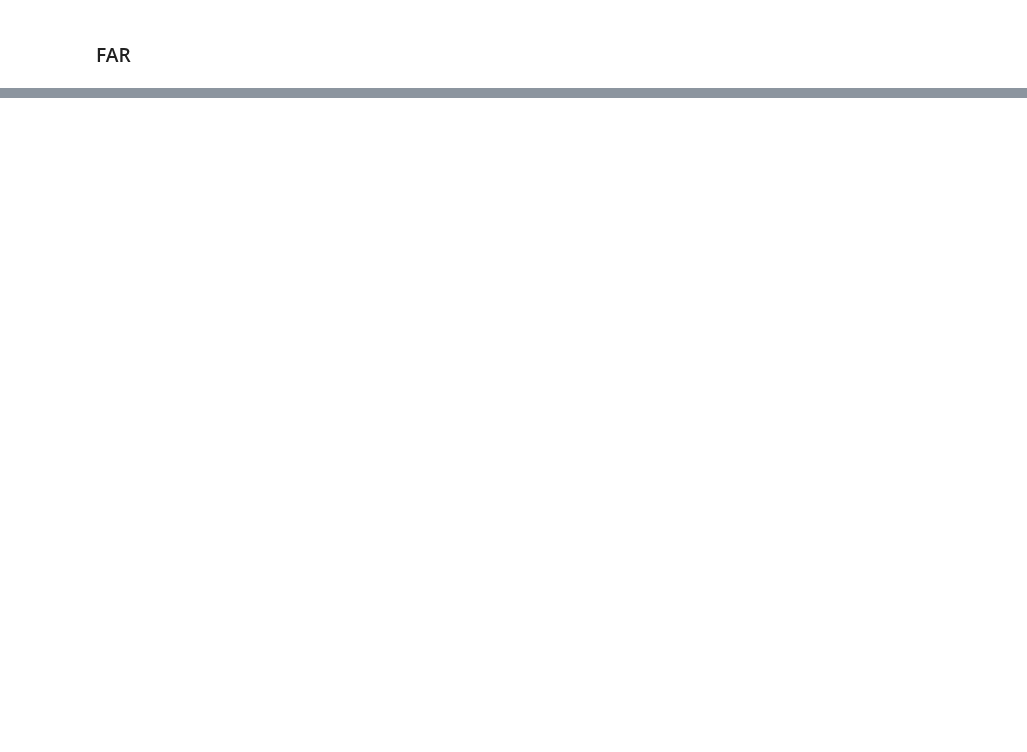
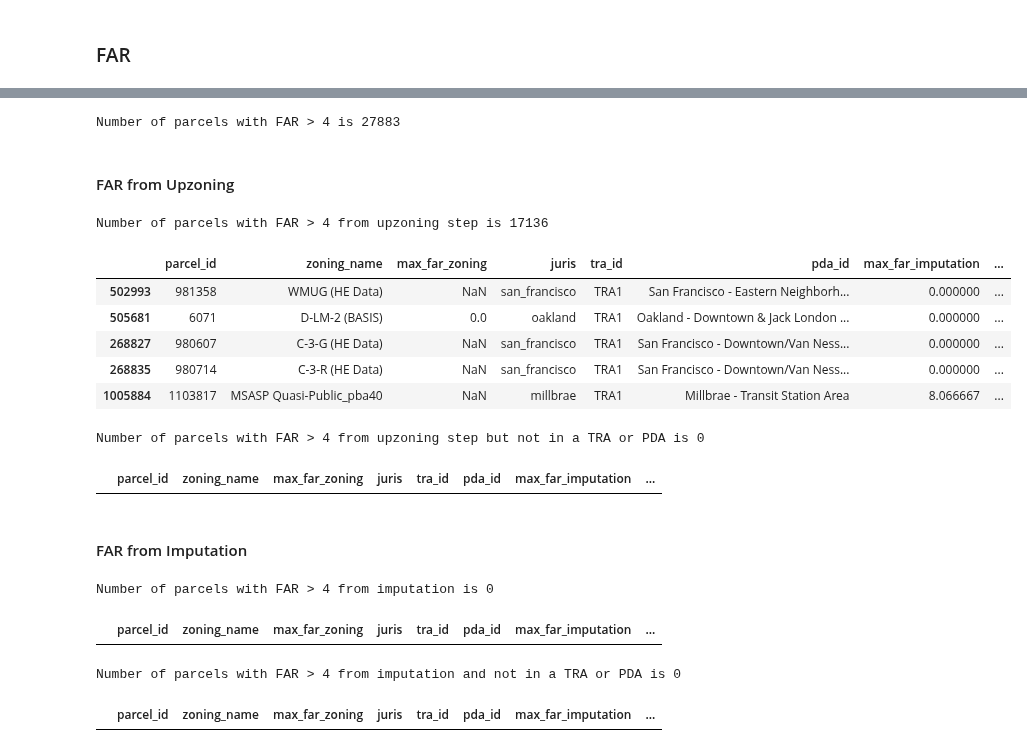
Before and after one commit to BayAreaMetro/bayarea_urbansim, a Jupyter notebook: scripts/zoning_qaqc_pba50plus_dbp.ipynb, the cells around one changed output, grey strips where cells are left out. Drawn from its saved outputs; the diff is of its cells as text; code cells hidden in the pictures; blank space fills up the shorter version.

```diff
--- a/scripts/zoning_qaqc_pba50plus_dbp.ipynb
+++ b/scripts/zoning_qaqc_pba50plus_dbp.ipynb
@@ -162,0 +170,44 @@ Number of parcels with DUA > 40 from zoning input and not in a TRA, PDA, or Big
+# %%
+print("Number of parcels with FAR > 4 is {}".format(len(pz.loc[pz.max_far > 4])))
+far = pz.loc[pz.max_far > 4][['parcel_id', 'zoning_name', 'max_far_zoning', 'juris', 'tra_id', 'pda_id',
+                              'max_far_imputation', 'max_far_imputation_upzoning', 'max_dua_builtfar_taz', 'max_far', 'built_far']].\
+                              sort_values(by='max_far', ascending=False).rename(columns={"max_dua_builtfar_taz": "max_far_builtfar_taz"})
+# %% [output]
+Number of parcels with FAR > 4 is 27883
+# %% [markdown]
+#### FAR from Upzoning
+# %%
+far_upzoning = far.loc[(far.max_far_imputation_upzoning > far.max_far_imputation) & (far.max_far_imputation_upzoning == far.max_far)]
+print("Number of parcels with FAR > 4 from upzoning step is {}".format(len(far_upzoning.loc[far_upzoning.max_far > 4])))
+far_upzoning.loc[far_upzoning.max_far > 4].head()
+# %% [output]
+Number of parcels with FAR > 4 from upzoning step is 17136
+|  | parcel_id | zoning_name | max_far_zoning | juris | tra_id | pda_id | max_far_imputation | ... |
+| 502993 | 981358 | WMUG (HE Data) | NaN | san_francisco | TRA1 | San Francisco - Eastern Neighborh... | 0.000000 | ... |
+| 505681 | 6071 | D-LM-2 (BASIS) | 0.0 | oakland | TRA1 | Oakland - Downtown & Jack London ... | 0.000000 | ... |
+| 268827 | 980607 | C-3-G (HE Data) | NaN | san_francisco | TRA1 | San Francisco - Downtown/Van Ness... | 0.000000 | ... |
+| 268835 | 980714 | C-3-R (HE Data) | NaN | san_francisco | TRA1 | San Francisco - Downtown/Van Ness... | 0.000000 | ... |
+| 1005884 | 1103817 | MSASP Quasi-Public_pba40 | NaN | millbrae | TRA1 | Millbrae - Transit Station Area | 8.066667 | ... |
+# %%
+far_upzoning_high_nongg = far_upzoning.loc[(far_upzoning.max_far > 4) & (far_upzoning.tra_id.isnull()) & (far_upzoning.pda_id.isnull())]
+print("Number of parcels with FAR > 4 from upzoning step but not in a TRA or PDA is {}".format(len(far_upzoning_high_nongg)))
+far_upzoning_high_nongg.head()
+# %% [output]
+Number of parcels with FAR > 4 from upzoning step but not in a TRA or PDA is 0
+|  | parcel_id | zoning_name | max_far_zoning | juris | tra_id | pda_id | max_far_imputation | ... |
+# %% [markdown]
+#### FAR from Imputation
+# %%
+far_imputation = far.loc[(far.max_far_imputation > far.max_far_zoning) & (far.max_far_imputation == far.max_far)]
+print("Number of parcels with FAR > 4 from imputation is {}".format(len(far_imputation.loc[far_imputation.max_far > 4])))
+far_imputation.loc[far_imputation.max_far > 4].head()
+# %% [output]
+Number of parcels with FAR > 4 from imputation is 0
+|  | parcel_id | zoning_name | max_far_zoning | juris | tra_id | pda_id | max_far_imputation | ... |
+# %%
+far_imputation_high_nongg = far_imputation.loc[(far_imputation.max_far > 40) & (far_imputation.tra_id.isnull()) & (far_imputation.pda_id.isnull())]
+print("Number of parcels with FAR > 4 from imputation and not in a TRA or PDA is {}".format(len(far_imputation_high_nongg)))
+far_imputation_high_nongg
+# %% [output]
+Number of parcels with FAR > 4 from imputation and not in a TRA or PDA is 0
+|  | parcel_id | zoning_name | max_far_zoning | juris | tra_id | pda_id | max_far_imputation | ... |
```
Also changed, not shown: parts of 17 cells of this notebook.
